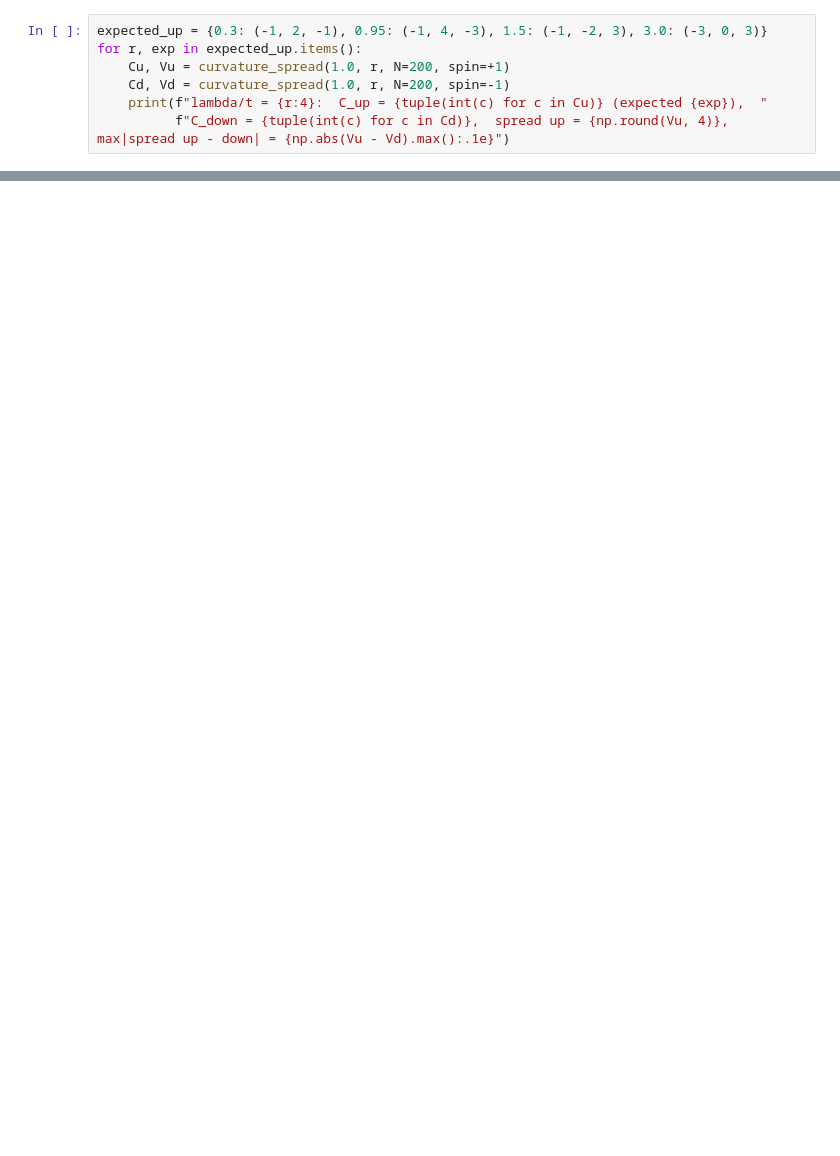
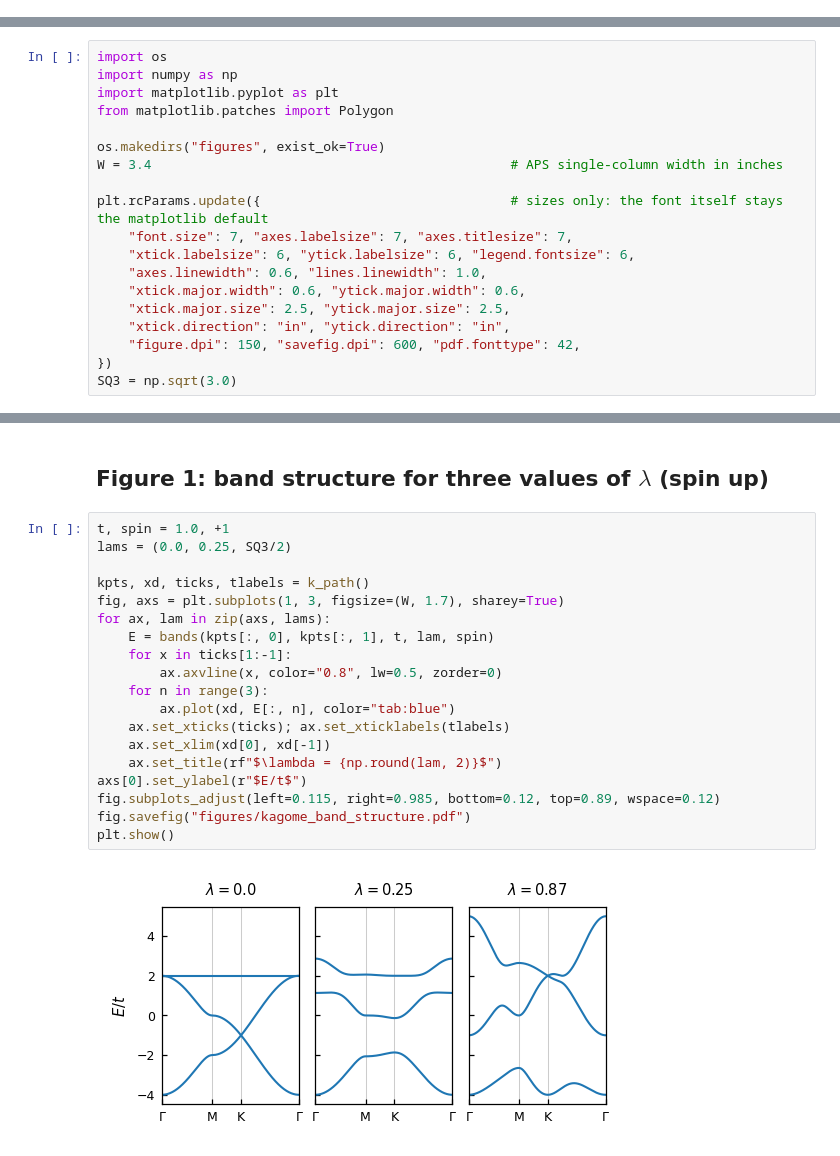
Before and after one commit to NabailAzhiim/PC5203_Project2_TopologicalMaterials, a Jupyter notebook: kagome.ipynb, the cells around one changed output, grey strips where cells are left out. Drawn from its saved outputs; the diff is of its cells as text; blank space fills up the shorter version.

Commit message:
add figures for kagome

```diff
--- a/kagome.ipynb
+++ b/kagome.ipynb
@@ -415,7 +0,0 @@ def plot_phase_diagram(phi, Cs, Vs, L=2.0, npix=600, vmin=1e-2, vmax=20.0, spin=
-# %%
-expected_up = {0.3: (-1, 2, -1), 0.95: (-1, 4, -3), 1.5: (-1, -2, 3), 3.0: (-3, 0, 3)}
-for r, exp in expected_up.items():
-    Cu, Vu = curvature_spread(1.0, r, N=200, spin=+1)
-    Cd, Vd = curvature_spread(1.0, r, N=200, spin=-1)
-    print(f"lambda/t = {r:4}:  C_up = {tuple(int(c) for c in Cu)} (expected {exp}),  "
-          f"C_down = {tuple(int(c) for c in Cd)},  spread up = {np.round(Vu, 4)},  max|spread up - down| = {np.abs(Vu - Vd).max():.1e}")
@@ -497,0 +3,19 @@ print(curvature_spread(1.0, 0.25, N=200, spin=+1))
+# %%
+import os
+import numpy as np
+import matplotlib.pyplot as plt
+from matplotlib.patches import Polygon
+
+os.makedirs("figures", exist_ok=True)
+W = 3.4                                              # APS single-column width in inches
+
+plt.rcParams.update({                                # sizes only: the font itself stays the matplotlib default
+    "font.size": 7, "axes.labelsize": 7, "axes.titlesize": 7,
+    "xtick.labelsize": 6, "ytick.labelsize": 6, "legend.fontsize": 6,
+    "axes.linewidth": 0.6, "lines.linewidth": 1.0,
+    "xtick.major.width": 0.6, "ytick.major.width": 0.6,
+    "xtick.major.size": 2.5, "ytick.major.size": 2.5,
+    "xtick.direction": "in", "ytick.direction": "in",
+    "figure.dpi": 150, "savefig.dpi": 600, "pdf.fonttype": 42,
+})
+SQ3 = np.sqrt(3.0)
@@ -497,0 +77,23 @@ print(curvature_spread(1.0, 0.25, N=200, spin=+1))
+# %% [markdown]
+## Figure 1: band structure for three values of $\lambda$ (spin up)
+# %%
+t, spin = 1.0, +1
+lams = (0.0, 0.25, SQ3/2)
+
+kpts, xd, ticks, tlabels = k_path()
+fig, axs = plt.subplots(1, 3, figsize=(W, 1.7), sharey=True)
+for ax, lam in zip(axs, lams):
+    E = bands(kpts[:, 0], kpts[:, 1], t, lam, spin)
+    for x in ticks[1:-1]:
+        ax.axvline(x, color="0.8", lw=0.5, zorder=0)
+    for n in range(3):
+        ax.plot(xd, E[:, n], color="tab:blue")
+    ax.set_xticks(ticks); ax.set_xticklabels(tlabels)
+    ax.set_xlim(xd[0], xd[-1])
+    ax.set_title(rf"$\lambda = {np.round(lam, 2)}$")
+axs[0].set_ylabel(r"$E/t$")
+fig.subplots_adjust(left=0.115, right=0.985, bottom=0.12, top=0.89, wspace=0.12)
+fig.savefig("figures/kagome_band_structure.pdf")
+plt.show()
+# %% [output]
+[figure, added]
```
Also changed, not shown: parts of 37 cells of this notebook, 5 other files.
